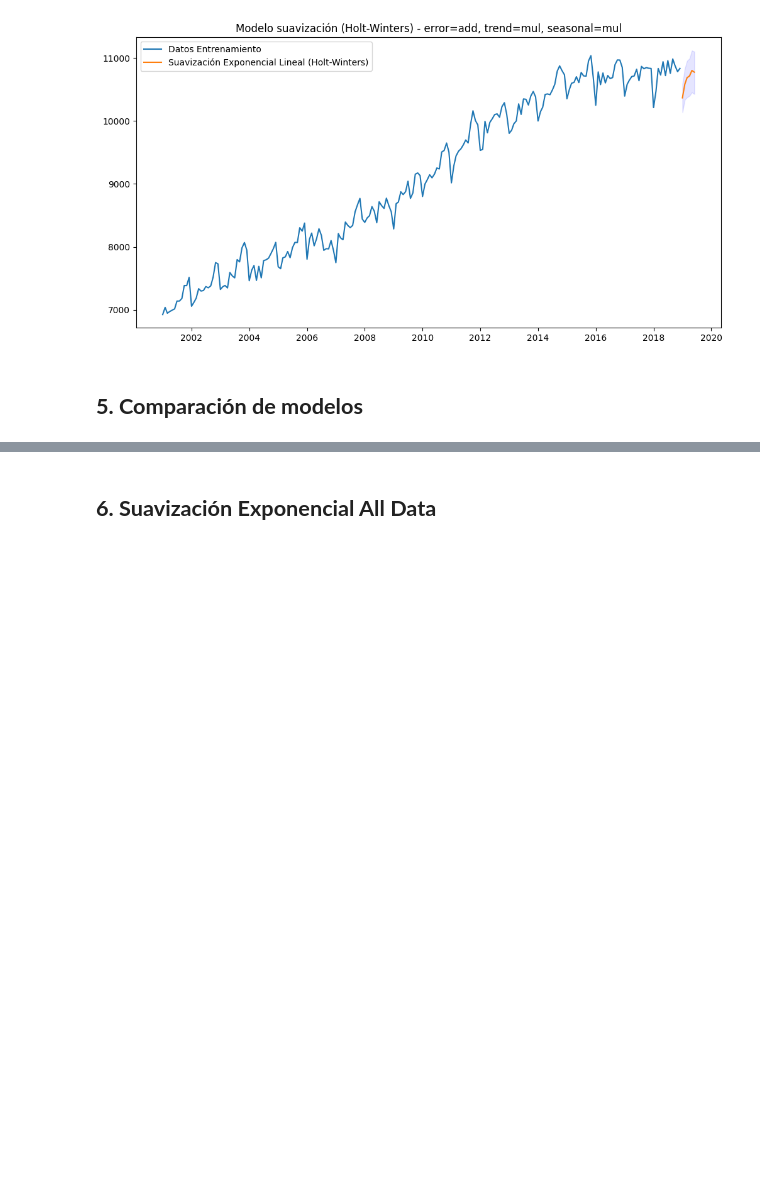
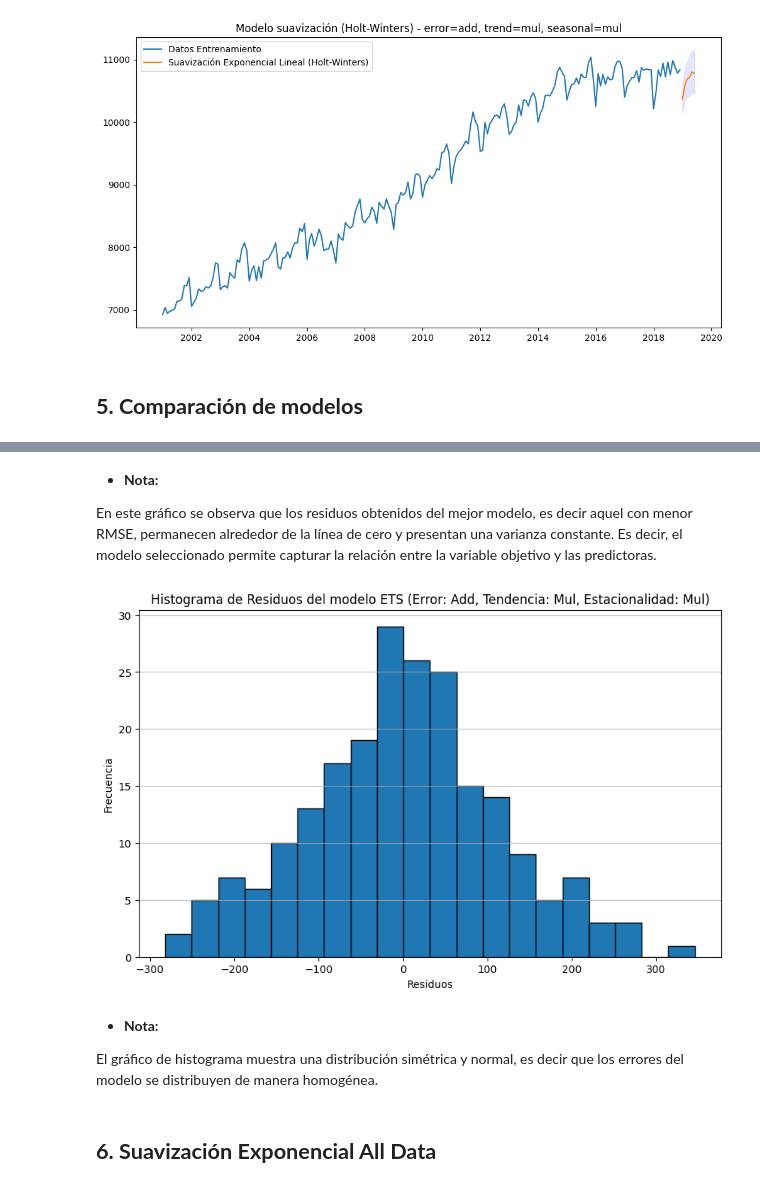
Before and after one commit to mafab9125/Fundamentos_Analitica, a Jupyter notebook: Series_de_tiempo/Taller_series_tiempo_2.ipynb, the cells around one changed output, grey strips where cells are left out. Saved outputs shown, nothing was run; the diff lists cells and outputs as text; code cells hidden in the pictures; blank space fills up the shorter version.

```diff
--- a/Series_de_tiempo/Taller_series_tiempo_2.ipynb
+++ b/Series_de_tiempo/Taller_series_tiempo_2.ipynb
@@ -564,3 +655,23 @@ plt.show()
+# %% [markdown]
+* **Nota:**
+
+En este gráfico se observa que los residuos obtenidos del mejor modelo, es decir aquel con menor RMSE, permanecen alrededor de la línea de cero y presentan una varianza constante. Es decir, el modelo seleccionado permite capturar la relación entre la variable objetivo y las predictoras.
+# %%
+# Crear un histograma de los residuos
+
+plt.figure(figsize=(10, 6))
+plt.hist(residuals, bins=20, edgecolor='black')
+plt.title("Histograma de Residuos del modelo ETS (Error: Add, Tendencia: Mul, Estacionalidad: Mul)")
+plt.xlabel("Residuos")
+plt.ylabel("Frecuencia")
+plt.grid(axis='y', alpha=0.75)
+plt.show()
+# %% [output]
+[figure, added]
+# %% [markdown]
+* **Nota:**
+
+El gráfico de histograma  muestra una distribución simétrica y normal, es decir que los errores del modelo se distribuyen de manera homogénea.
 # %% [markdown]
 ## **6. Suavización Exponencial All Data**
 # %% [markdown]
```
Also changed, not shown: parts of 14 cells of this notebook.
